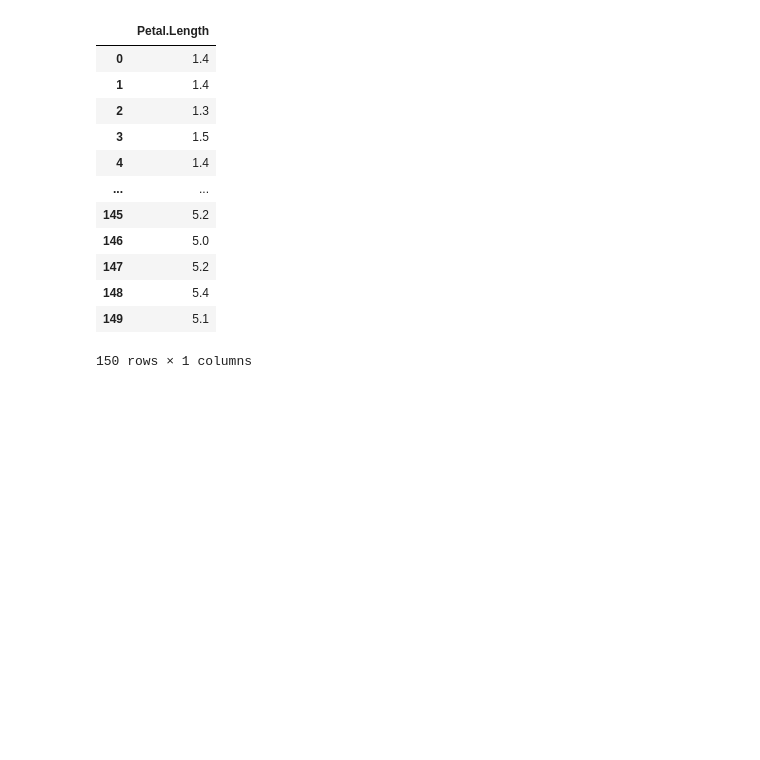
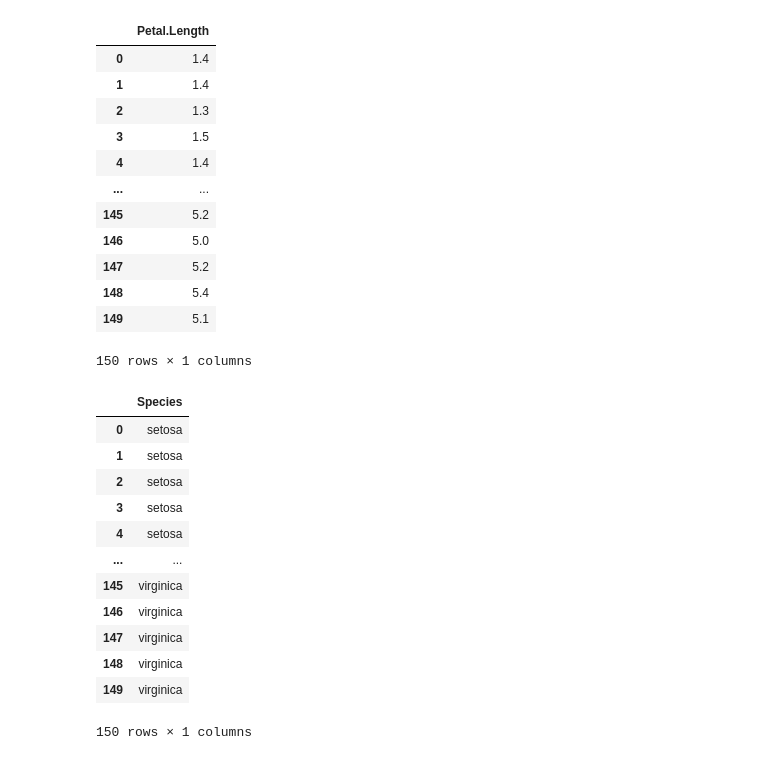
Before and after one commit to pwwang/datar, a Jupyter notebook: examples/select.ipynb, the cells around one changed output. Saved outputs shown, nothing was run; the diff lists cells and outputs as text; code cells hidden in the pictures; blank space fills up the shorter version.

```diff
--- a/examples/select.ipynb
+++ b/examples/select.ipynb
@@ -178,3 +178,20 @@ iris >> select(starts_with("Petal") & ~ends_with("Width"))
 | 148 | 5.4 |
 | 149 | 5.1 |
 150 rows × 1 columns
+# %%
+# select last column
+iris >> select(-1)
+# %% [output]
+|  | Species |
+| 0 | setosa |
+| 1 | setosa |
+| 2 | setosa |
+| 3 | setosa |
+| 4 | setosa |
+| ... | ... |
+| 145 | virginica |
+| 146 | virginica |
+| 147 | virginica |
+| 148 | virginica |
+| 149 | virginica |
+150 rows × 1 columns
```
Also changed, not shown: parts of 1 cell of this notebook, 23 other files.
